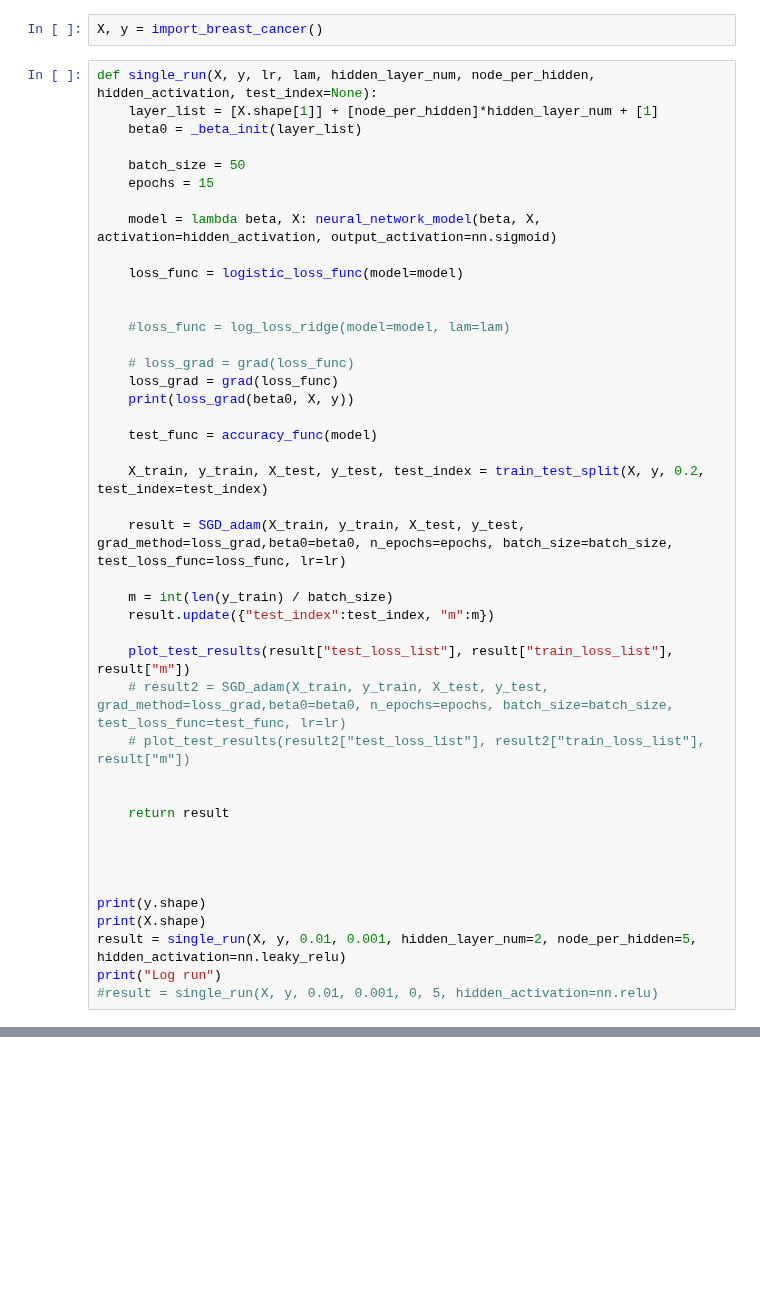
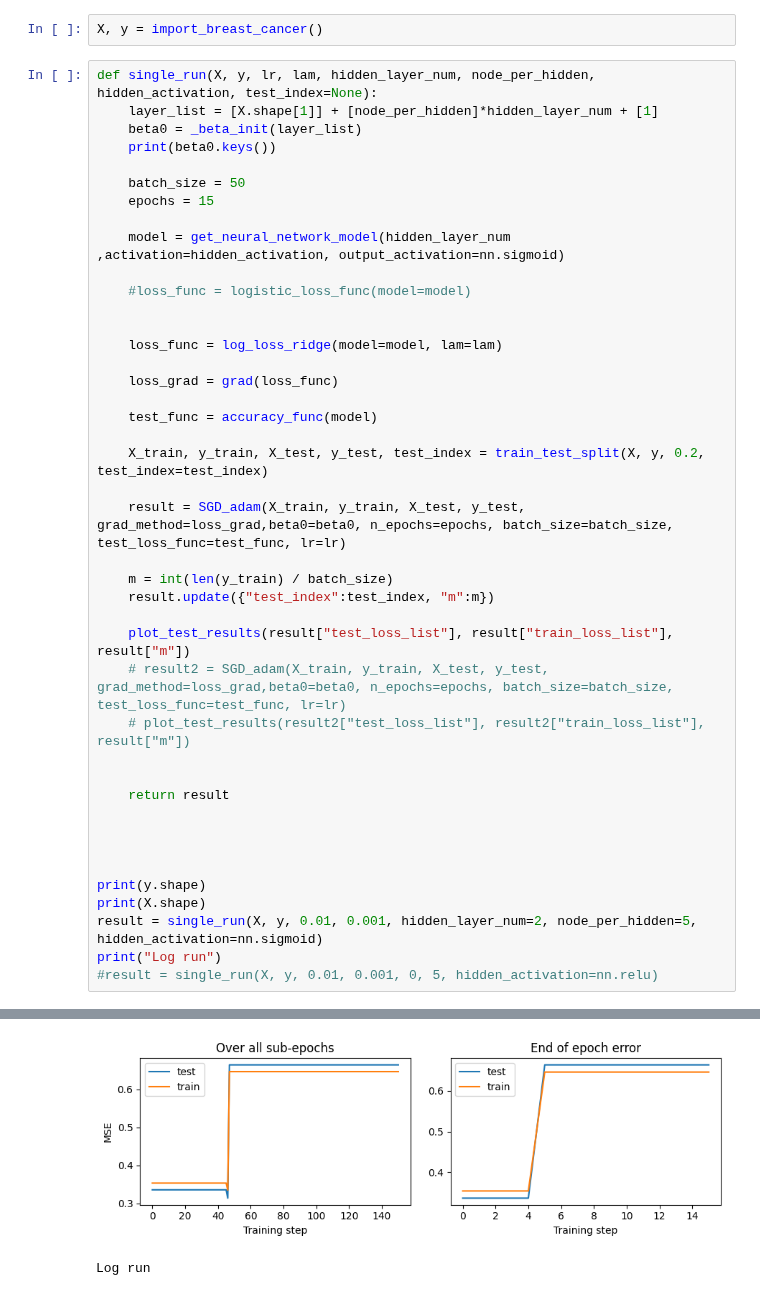
Before and after one commit to Trond01/Project2_FYS-STK4155, a Jupyter notebook: Runs/classification_experiment_d.ipynb, the cells around one changed output, grey strips where cells are left out. Saved outputs shown, nothing was run; the diff lists cells and outputs as text; blank space fills up the shorter version.

```diff
--- a/Runs/classification_experiment_d.ipynb
+++ b/Runs/classification_experiment_d.ipynb
@@ -17,26 +17,25 @@ X, y = import_breast_cancer()
 def single_run(X, y, lr, lam, hidden_layer_num, node_per_hidden, hidden_activation, test_index=None):
     layer_list = [X.shape[1]] + [node_per_hidden]*hidden_layer_num + [1]
     beta0 = _beta_init(layer_list)
+    print(beta0.keys())
 
     batch_size = 50
     epochs = 15
 
-    model = lambda beta, X: neural_network_model(beta, X, activation=hidden_activation, output_activation=nn.sigmoid)
+    model = get_neural_network_model(hidden_layer_num ,activation=hidden_activation, output_activation=nn.sigmoid)
 
-    loss_func = logistic_loss_func(model=model)
+    #loss_func = logistic_loss_func(model=model)
 
 
-    #loss_func = log_loss_ridge(model=model, lam=lam)
+    loss_func = log_loss_ridge(model=model, lam=lam)
 
-    # loss_grad = grad(loss_func)
     loss_grad = grad(loss_func)
-    print(loss_grad(beta0, X, y))
 
     test_func = accuracy_func(model)
 
     X_train, y_train, X_test, y_test, test_index = train_test_split(X, y, 0.2, test_index=test_index)
 
-    result = SGD_adam(X_train, y_train, X_test, y_test, grad_method=loss_grad,beta0=beta0, n_epochs=epochs, batch_size=batch_size, test_loss_func=loss_func, lr=lr)
+    result = SGD_adam(X_train, y_train, X_test, y_test, grad_method=loss_grad,beta0=beta0, n_epochs=epochs, batch_size=batch_size, test_loss_func=test_func, lr=lr)
 
     m = int(len(y_train) / batch_size)
     result.update({"test_index":test_index, "m":m})
@@ -53,6 +52,7 @@ def single_run(X, y, lr, lam, hidden_layer_num, node_per_hidden, hidden_activati
 
 print(y.shape)
 print(X.shape)
-result = single_run(X, y, 0.01, 0.001, hidden_layer_num=2, node_per_hidden=5, hidden_activation=nn.leaky_relu)
+result = single_run(X, y, 0.01, 0.001, hidden_layer_num=2, node_per_hidden=5, hidden_activation=nn.sigmoid)
 print("Log run")
 #result = single_run(X, y, 0.01, 0.001, 0, 5, hidden_activation=nn.relu)
+# %% [output]
@@ -59,3 +77,5 @@ print("Log run")
+[figure, added]
+Log run
 # %%
 def search_lam():
     lams = np.logspace(-8, 2, num=30)
```
Also changed, not shown: parts of 3 cells of this notebook, 3 other files.
